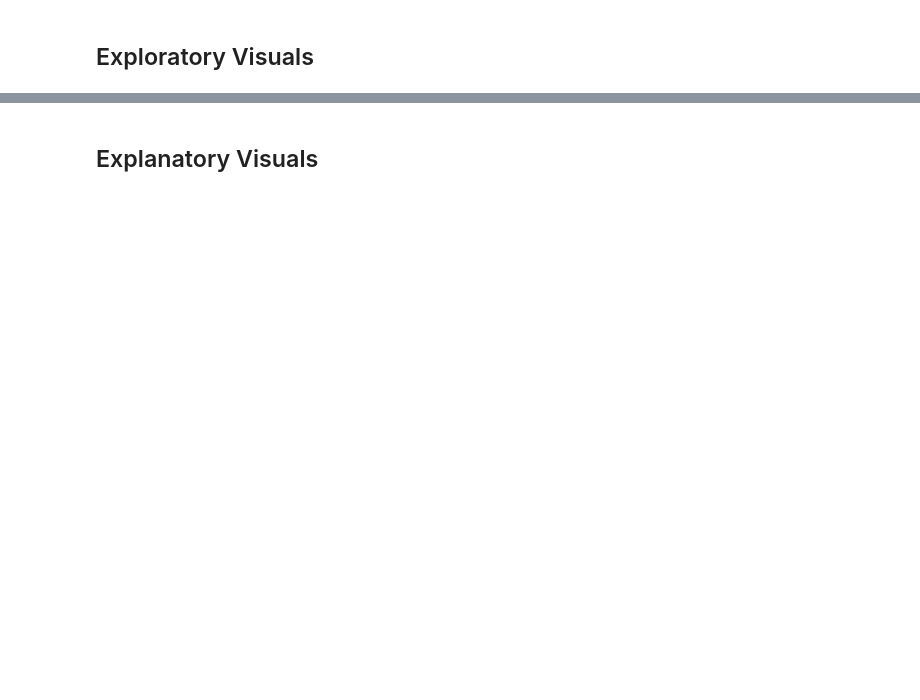
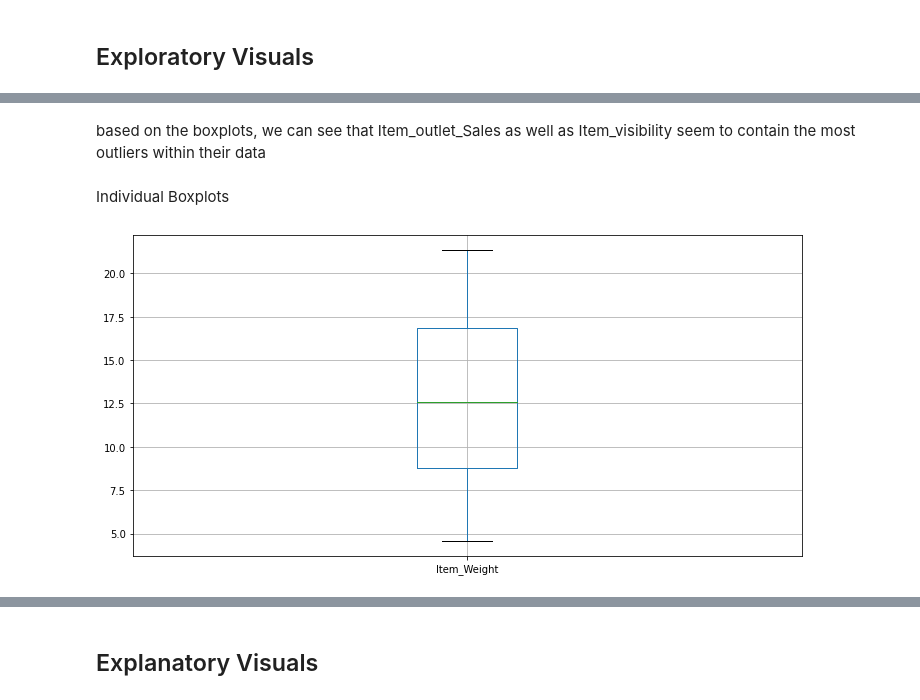
Before and after one commit to Romagolf/Portfolio-Project, a Jupyter notebook: Sales_Predictions_Notebook.ipynb, the cells around one changed output, grey strips where cells are left out. Cells and saved outputs as stored; diff of their text form; code cells hidden in the pictures; blank space fills up the shorter version.

```diff
--- a/Sales_Predictions_Notebook.ipynb
+++ b/Sales_Predictions_Notebook.ipynb
@@ -124,0 +172,9 @@ Outlet_Establishment_Year    0
+# %% [markdown]
+based on the boxplots, we can see that Item_outlet_Sales as well as Item_visibility seem to contain the most outliers within their data
+# %% [markdown]
+Individual Boxplots
+# %%
+ax = sales_predictions_df.boxplot(figsize=(10,5), column = 'Item_Weight')
+plt.tight_layout();
+# %% [output]
+[figure, added]
```
Also changed, not shown: parts of 21 cells of this notebook.
